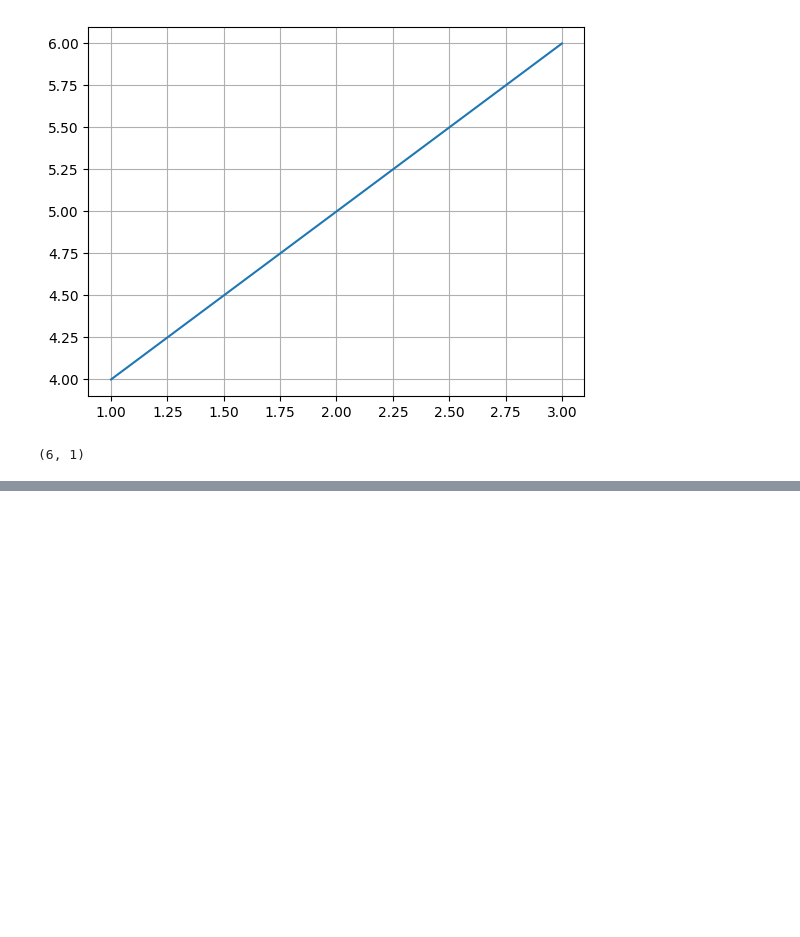
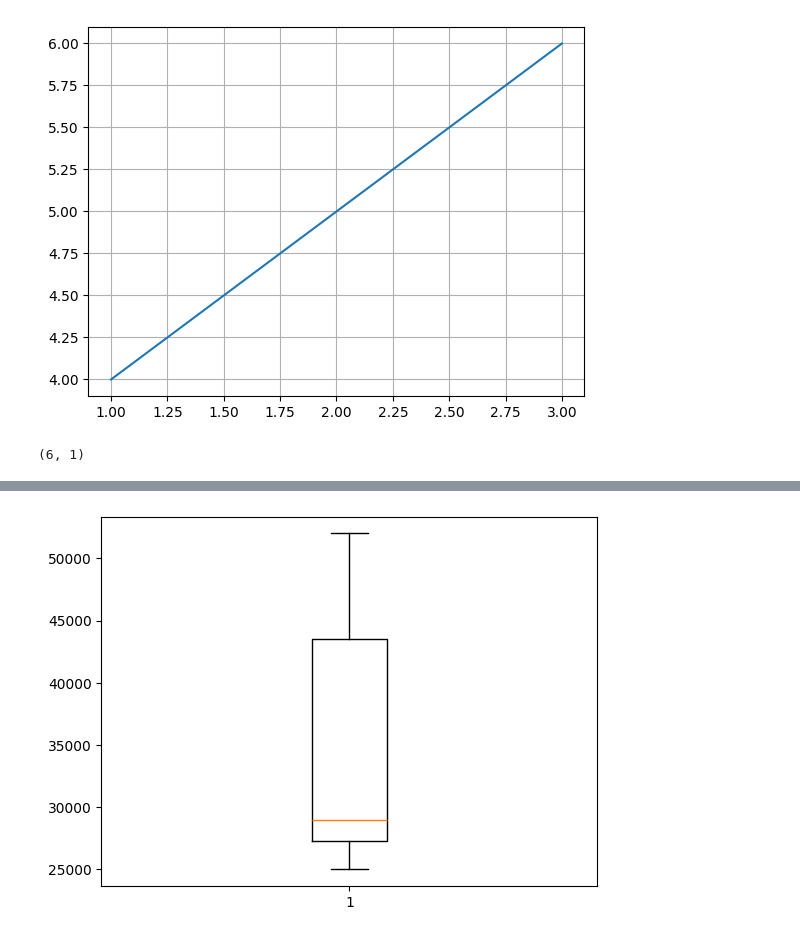
Before and after one commit to thisisouvik/ML-Concepts, a Jupyter notebook: MatplotLib/plt.ipynb, the cells around one changed output, grey strips where cells are left out. Cells and saved outputs as stored; diff of their text form; code cells hidden in the pictures; blank space fills up the shorter version.

Commit message:
learn: boxplot

```diff
--- a/MatplotLib/plt.ipynb
+++ b/MatplotLib/plt.ipynb
@@ -30,0 +38,7 @@ plt.show()
+# %%
+#Boxplot
+
+plt.boxplot(df["Salary"])
+plt.show()
+# %% [output]
+[figure, added]
```
Also changed, not shown: parts of 2 cells of this notebook.
